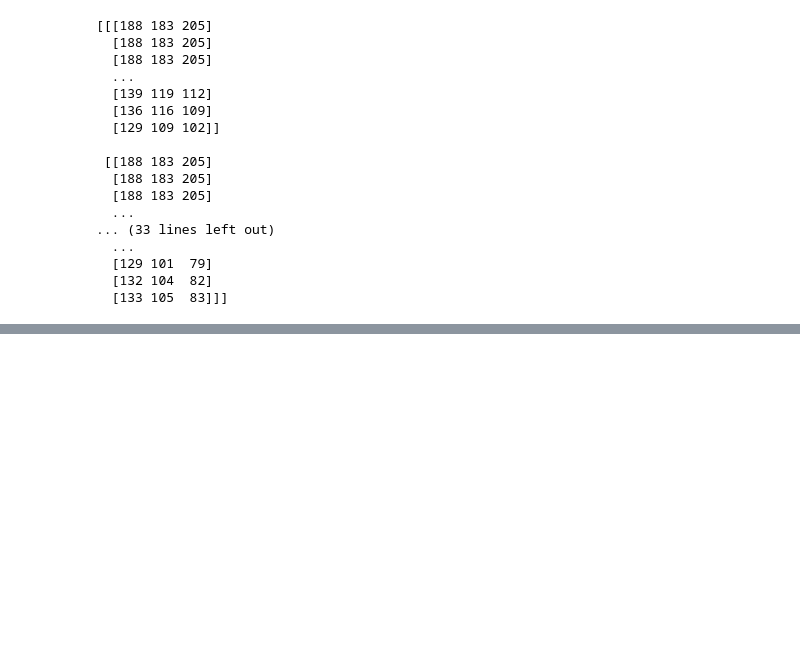
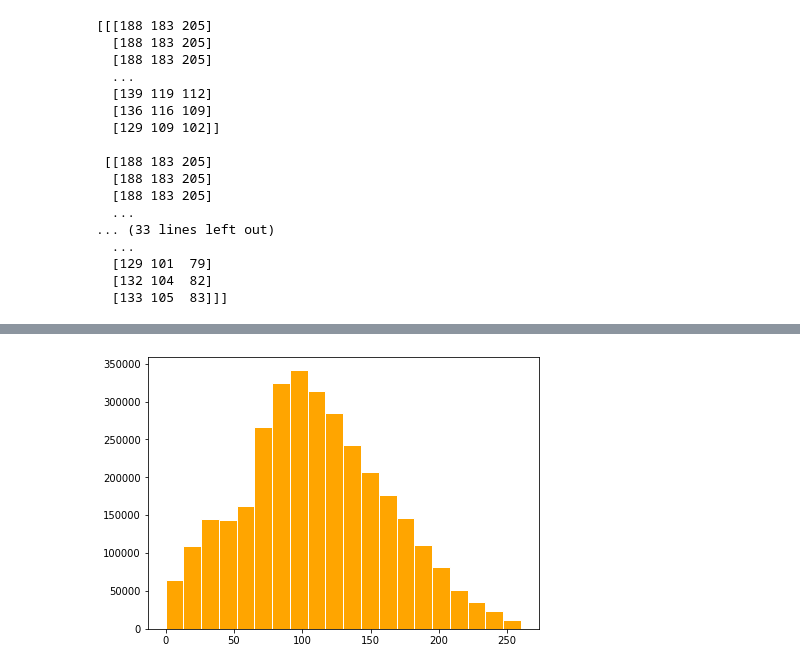
Before and after one commit to sahityakmr/Albatross, a Jupyter notebook: libraries/matplotlib_various_plots.ipynb, the cells around one changed output, grey strips where cells are left out. Drawn from its saved outputs; the diff is of its cells as text; code cells hidden in the pictures; blank space fills up the shorter version.

```diff
--- a/libraries/matplotlib_various_plots.ipynb
+++ b/libraries/matplotlib_various_plots.ipynb
@@ -156,0 +164,8 @@ print(arr)
+# %%
+# image histogram
+fig = plt.figure(figsize=(7,5))
+ax1 = plt.subplot()
+ax1.hist(arr.ravel(), bins = 20, range=(0,260), fc='orange', ec='white')
+plt.show()
+# %% [output]
+[figure, added]
```
Also changed, not shown: parts of 8 cells of this notebook.
